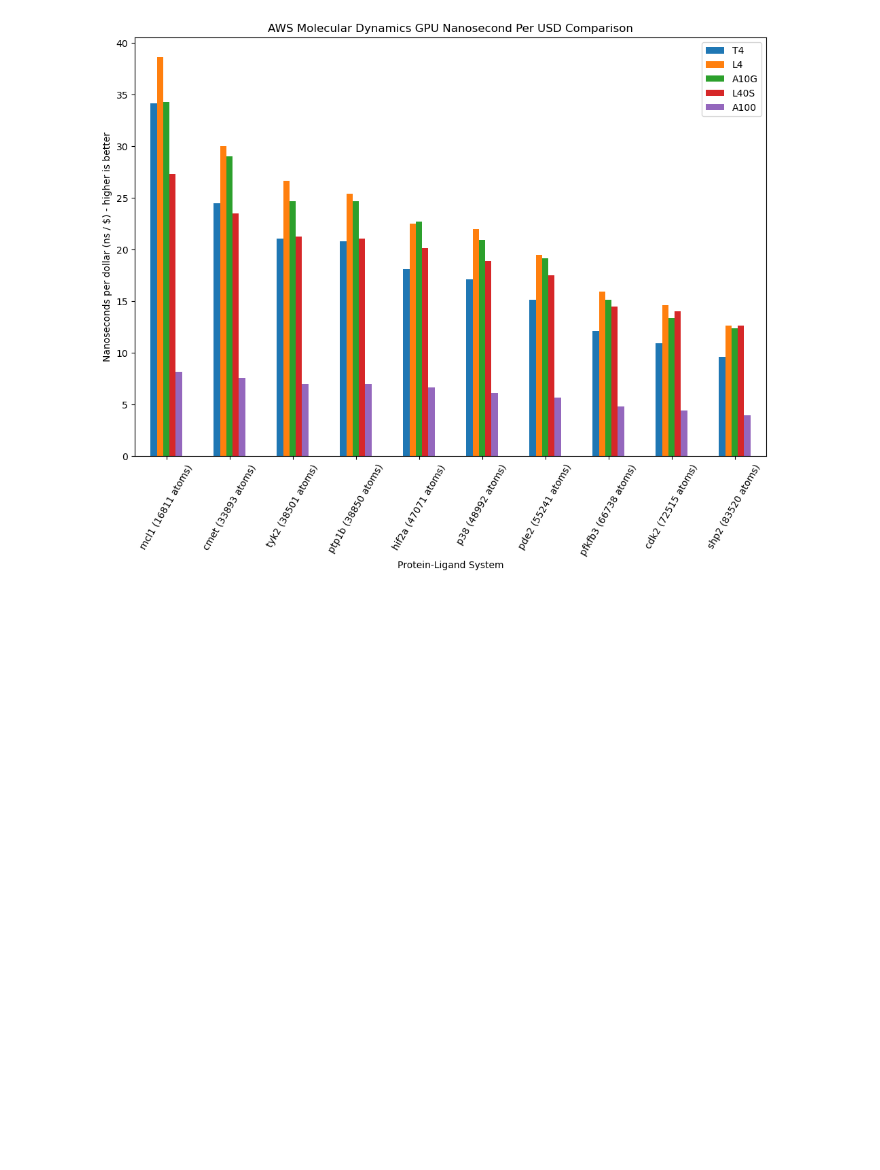
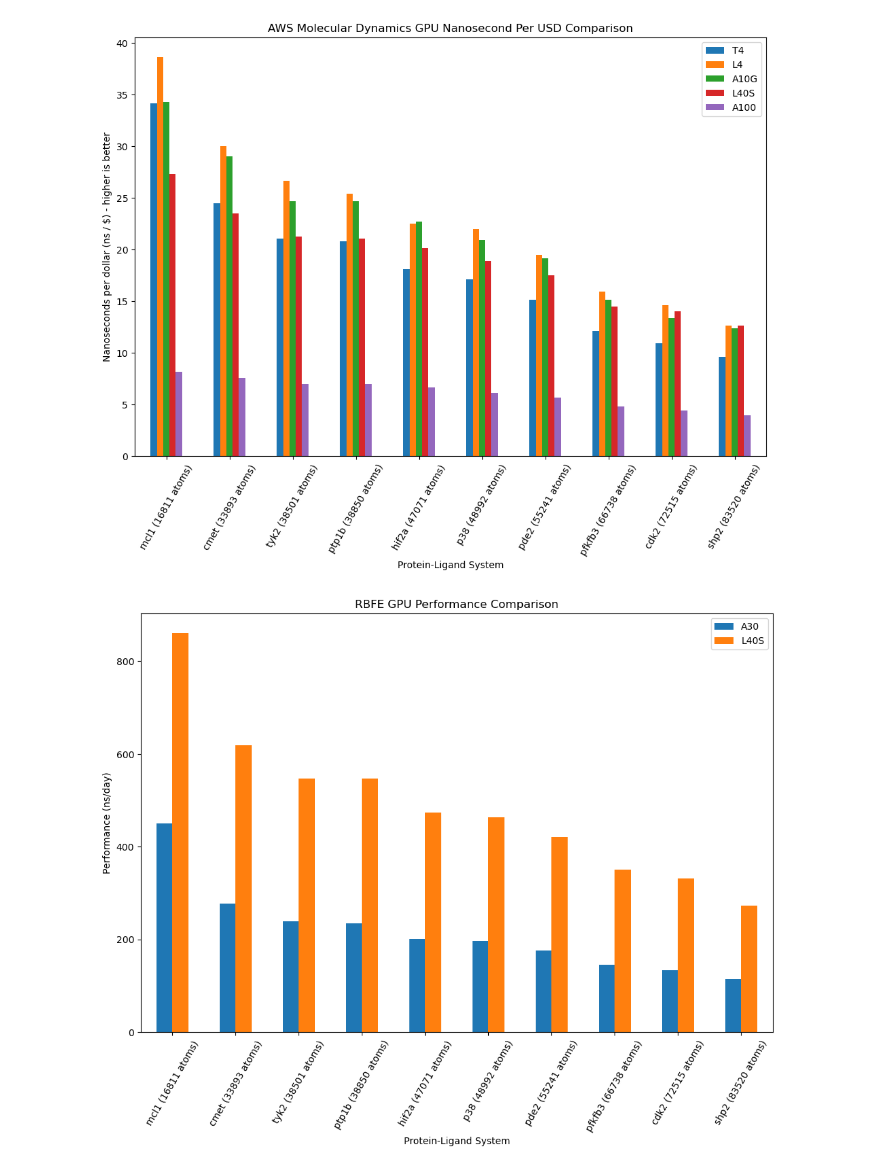
Before and after one commit to OpenFreeEnergy/performance_benchmarks, a Jupyter notebook: results/Analyze.ipynb, the cells around one changed output. Drawn from its saved outputs; the diff is of its cells as text; code cells hidden in the pictures; blank space fills up the shorter version.

Commit message:
update results for rbfe benchmark

```diff
--- a/results/Analyze.ipynb
+++ b/results/Analyze.ipynb
@@ -89,3 +89,29 @@ plt
 plt.savefig('openmm_md_benchmark_costs.png', bbox_inches="tight")
 # %% [output]
 [figure]
+# %%
+# Load rbfe benchmark results
+
+with open('L40S_openmm8.1.2_rbfe_benchmark.out') as stream:
+    L40_rbfe_data = json.loads(stream.read())
+
+with open('A30_openmm8.1.2_rbfe_benchmark.out') as stream:
+    A30_rbfe_data = json.loads(stream.read())
+# %%
+plot_data = {
+    'systems': [f"{sys} ({benchmark[sys]["atoms"]} atoms)" for sys in benchmark],
+    'atoms': [benchmark[sys]['atoms'] for sys in benchmark],
+    'A30': A30_rbfe_data.values(),
+    'L40S': L40_rbfe_data.values(),
+}
+df = pd.DataFrame(plot_data)
+df.sort_values('atoms', inplace=True)
+# %%
+ax = df.plot(x='systems', y=['A30', 'L40S'], kind='bar', figsize=(12,8))
+ax.set_xticklabels(df['systems'], rotation=60)
+plt.title('RBFE GPU Performance Comparison')
+plt.xlabel('Protein-Ligand System')
+plt.ylabel('Performance (ns/day)')
+plt.savefig('openmm_rbfe_benchmark.png', bbox_inches="tight")
+# %% [output]
+[figure, added]
```
Also changed, not shown: 4 other files.
